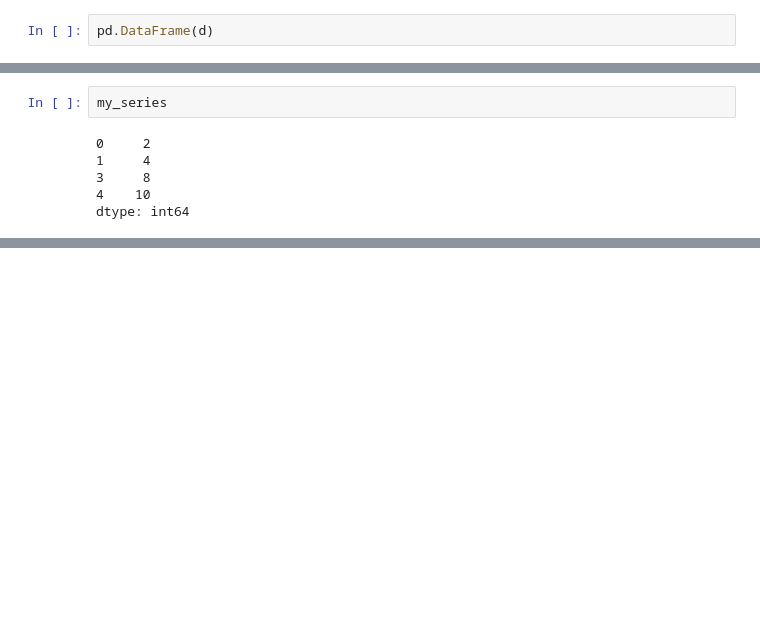
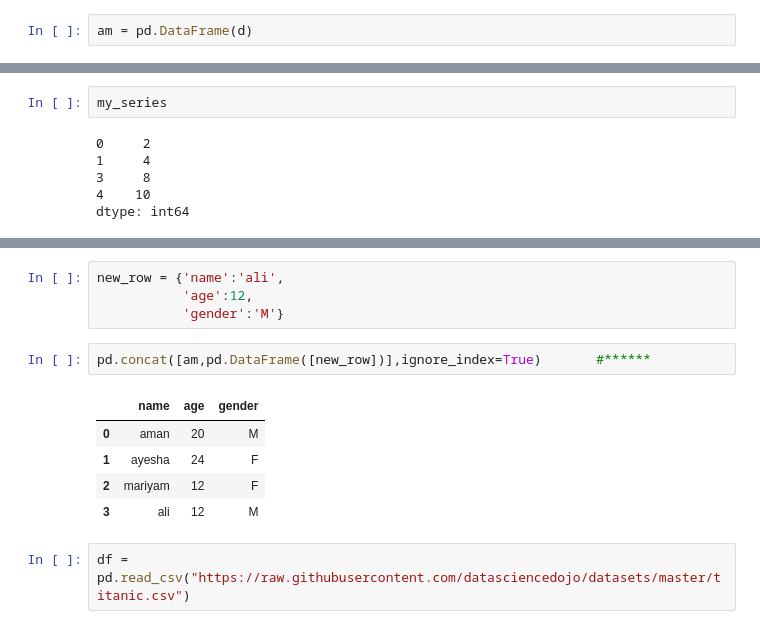
Before and after one commit to interrupted-dev/alpha, a Jupyter notebook: aplha.ipynb, the cells around one changed output, grey strips where cells are left out. Cells and saved outputs as stored; diff of their text form; blank space fills up the shorter version.

```diff
--- a/aplha.ipynb
+++ b/aplha.ipynb
@@ -203,4 +203,4 @@ d= {
     'gender':['M','F','F']
 }
 # %%
-pd.DataFrame(d)
+am = pd.DataFrame(d)
@@ -251,0 +258,14 @@ dtype: int64
+# %%
+new_row = {'name':'ali',
+           'age':12,
+           'gender':'M'}
+# %%
+pd.concat([am,pd.DataFrame([new_row])],ignore_index=True)       #******
+# %% [output]
+|  | name | age | gender |
+| 0 | aman | 20 | M |
+| 1 | ayesha | 24 | F |
+| 2 | mariyam | 12 | F |
+| 3 | ali | 12 | M |
+# %%
+df = pd.read_csv("https://raw.githubusercontent.com/datasciencedojo/datasets/master/titanic.csv")
```
Also changed, not shown: parts of 4 cells of this notebook.
